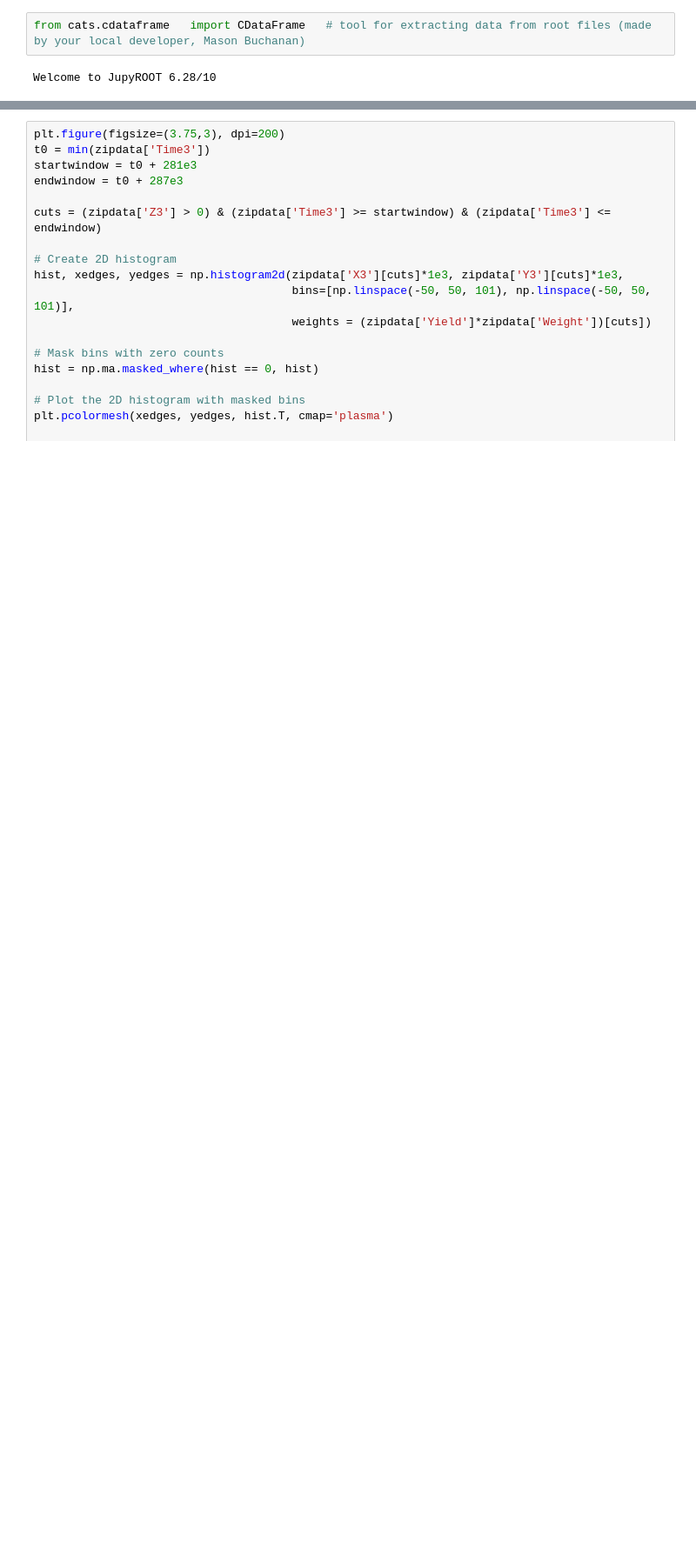
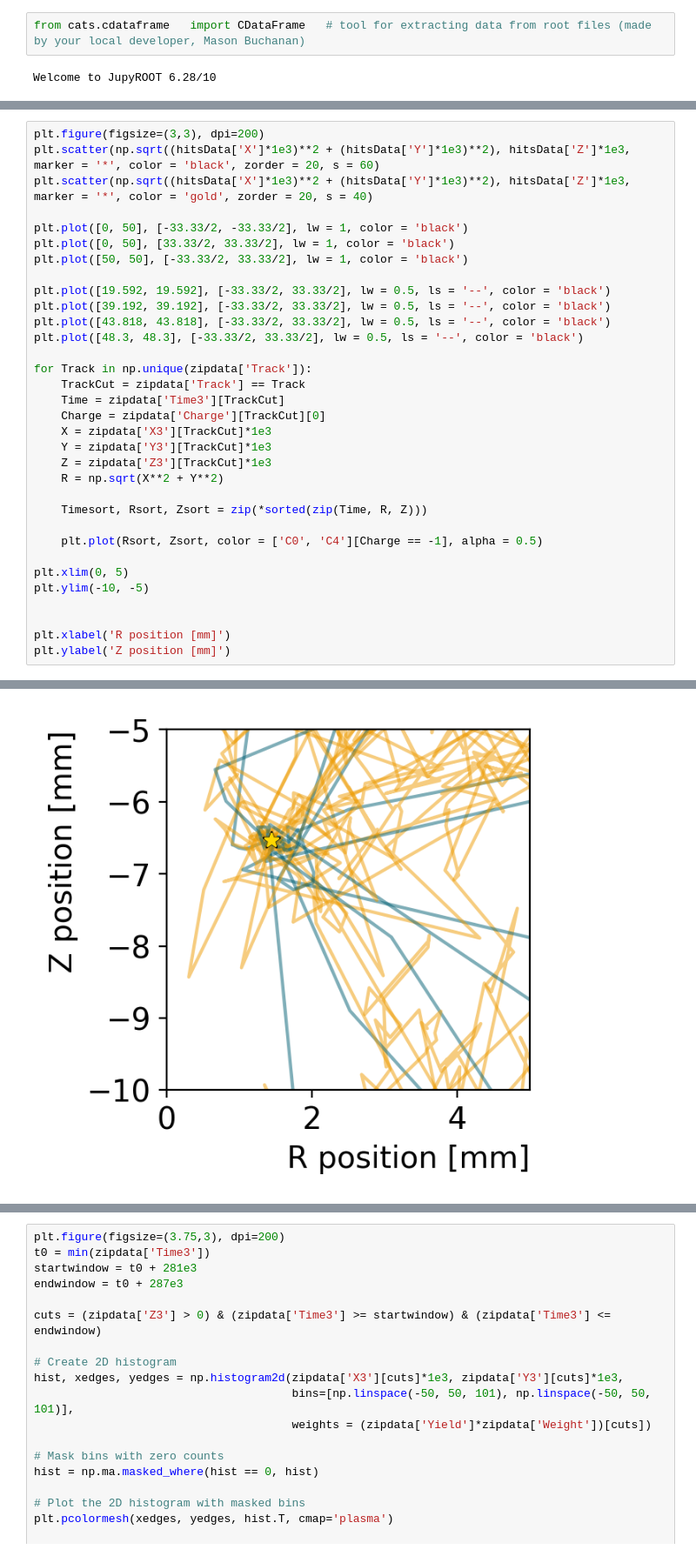
Before and after one commit to perry5334/CDMS, a Jupyter notebook: notebooks/machine_learning/ragged_traces.ipynb, the cells around one changed output, grey strips where cells are left out. Shown at 87% size. Saved outputs shown, nothing was run; the diff lists cells and outputs as text; blank space fills up the shorter version.

```diff
--- a/notebooks/machine_learning/ragged_traces.ipynb
+++ b/notebooks/machine_learning/ragged_traces.ipynb
@@ -135,0 +153,34 @@ Text(0, 0.5, 'Z position [mm]')
+# %%
+plt.figure(figsize=(3,3), dpi=200)
+plt.scatter(np.sqrt((hitsData['X']*1e3)**2 + (hitsData['Y']*1e3)**2), hitsData['Z']*1e3, marker = '*', color = 'black', zorder = 20, s = 60)
+plt.scatter(np.sqrt((hitsData['X']*1e3)**2 + (hitsData['Y']*1e3)**2), hitsData['Z']*1e3, marker = '*', color = 'gold', zorder = 20, s = 40)
+
+plt.plot([0, 50], [-33.33/2, -33.33/2], lw = 1, color = 'black')
+plt.plot([0, 50], [33.33/2, 33.33/2], lw = 1, color = 'black')
+plt.plot([50, 50], [-33.33/2, 33.33/2], lw = 1, color = 'black')
+
+plt.plot([19.592, 19.592], [-33.33/2, 33.33/2], lw = 0.5, ls = '--', color = 'black')
+plt.plot([39.192, 39.192], [-33.33/2, 33.33/2], lw = 0.5, ls = '--', color = 'black')
+plt.plot([43.818, 43.818], [-33.33/2, 33.33/2], lw = 0.5, ls = '--', color = 'black')
+plt.plot([48.3, 48.3], [-33.33/2, 33.33/2], lw = 0.5, ls = '--', color = 'black')
+
+for Track in np.unique(zipdata['Track']):
+    TrackCut = zipdata['Track'] == Track
+    Time = zipdata['Time3'][TrackCut]
+    Charge = zipdata['Charge'][TrackCut][0]
+    X = zipdata['X3'][TrackCut]*1e3
+    Y = zipdata['Y3'][TrackCut]*1e3
+    Z = zipdata['Z3'][TrackCut]*1e3
+    R = np.sqrt(X**2 + Y**2)
+
+    Timesort, Rsort, Zsort = zip(*sorted(zip(Time, R, Z)))
+
+    plt.plot(Rsort, Zsort, color = ['C0', 'C4'][Charge == -1], alpha = 0.5)
+
+plt.xlim(0, 5)
+plt.ylim(-10, -5)
+
+
+plt.xlabel('R position [mm]')
+plt.ylabel('Z position [mm]')
+# %% [output]
@@ -136,2 +188,3 @@ Text(0, 0.5, 'Z position [mm]')
+[figure, added]
 # %%
 g4dmcHits = CDataFrame('G4SimDir/mczip0', [DMCfiles])
```
Also changed, not shown: parts of 17 cells of this notebook, 1 other file.
